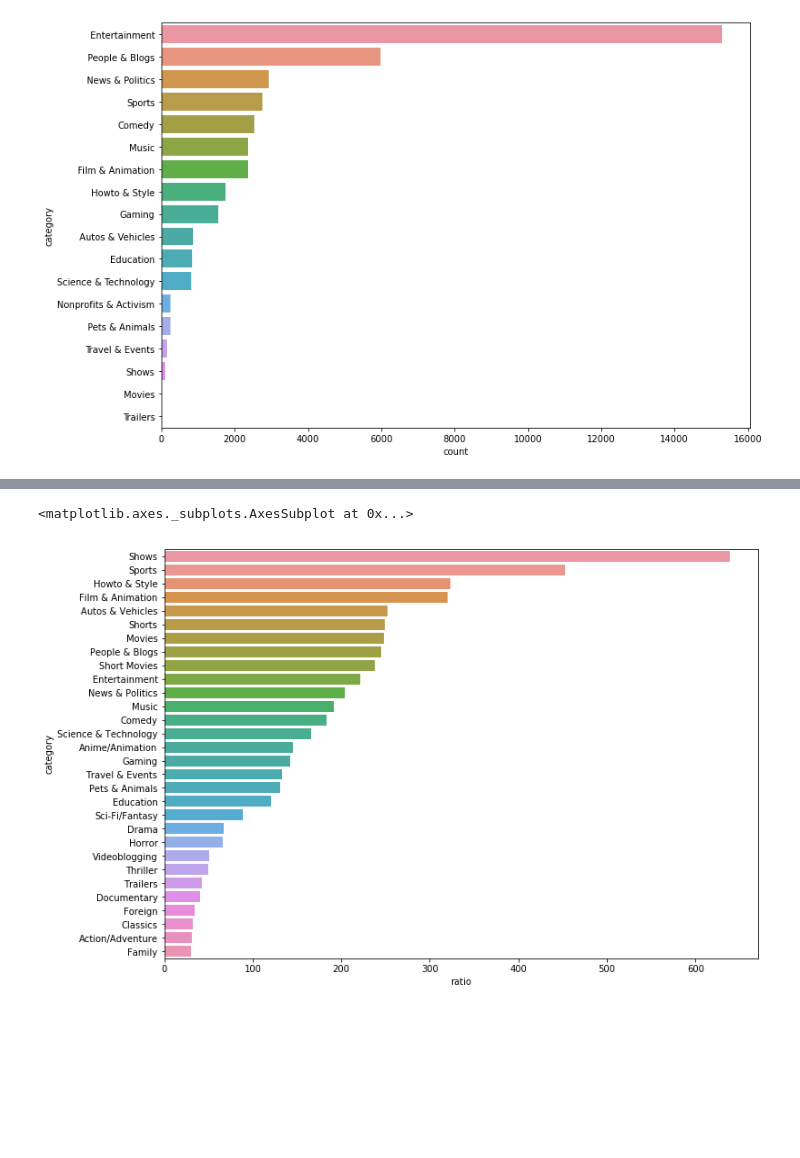
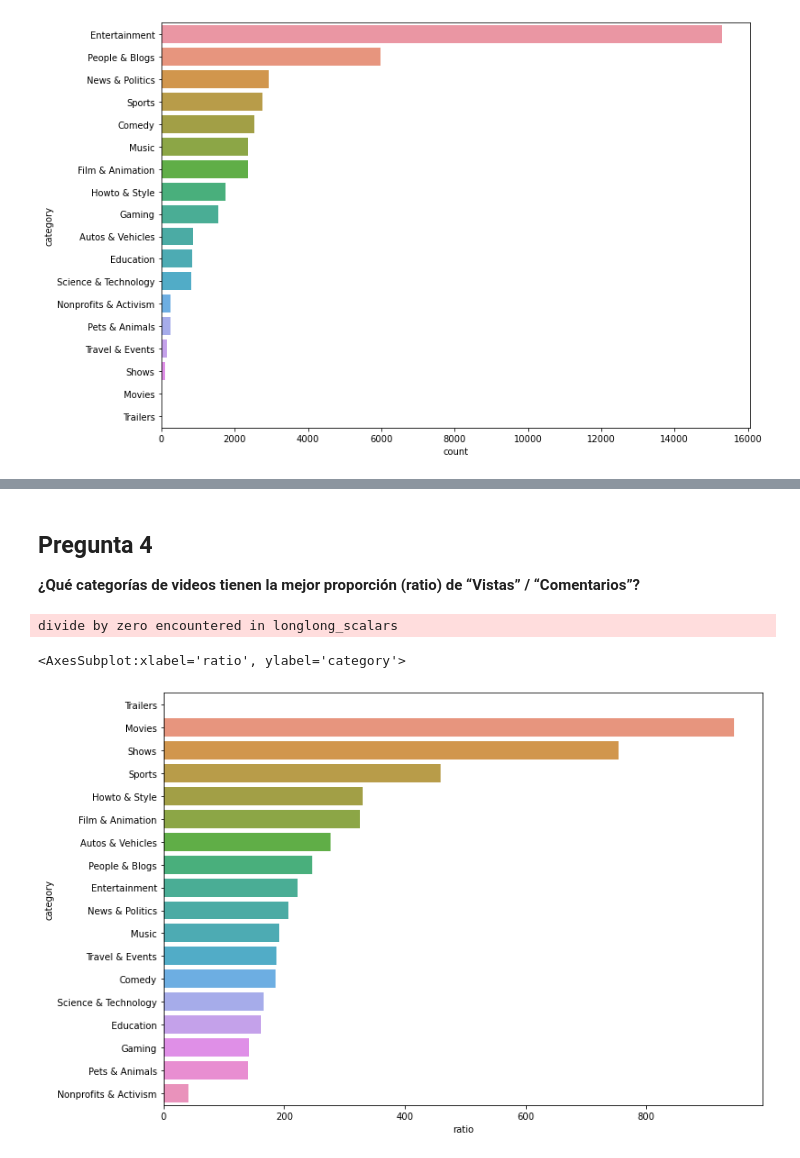
Before and after one commit to ZuxAlone/EB-2021-1-CC51, a Jupyter notebook: code/TF_code.ipynb, the cells around one changed output, grey strips where cells are left out. Drawn from its saved outputs; the diff is of its cells as text; code cells hidden in the pictures; blank space fills up the shorter version.

```diff
--- a/code/TF_code.ipynb
+++ b/code/TF_code.ipynb
@@ -259,3 +260,5 @@ data.iloc[10:20]
 data.to_csv('../data/DEvideos_cc50_202101_final.csv',index=False)
 # %% [markdown]
 # Visualización de datos
+# %%
+data = pd.read_csv("../data/DEvideos_cc50_202101_final.csv")
@@ -298,13 +402,17 @@ sns.barplot(x='ratio', y='category', data=r, ci=None)
+# %% [markdown]
+## Pregunta 4
+**¿Qué categorías de videos tienen la mejor proporción (ratio) de “Vistas” / “Comentarios”?**
 # %%
 def ratio_views_comment(x): return x['views'].agg(
     'sum') / x['comment_count'].agg('sum')
 
 
-r = data.groupby(['category']).apply(ratio_views_comment).sort_values(
+r_vi_com = data.groupby(['category']).apply(ratio_views_comment).sort_values(
     ascending=False).reset_index(name='ratio')
 a4_dims = (11.7, 8.27)
 fig, ax = plt.subplots(figsize=a4_dims)
-sns.barplot(x='ratio', y='category', data=r, ci=None)
+sns.barplot(x='ratio', y='category', data=r_vi_com, ci=None)
 # %% [output]
-<matplotlib.axes._subplots.AxesSubplot at 0x...>
+divide by zero encountered in longlong_scalars
+<AxesSubplot:xlabel='ratio', ylabel='category'>
-[figure, old version]
+[figure, new version]
```
Also changed, not shown: parts of 32 cells of this notebook.
